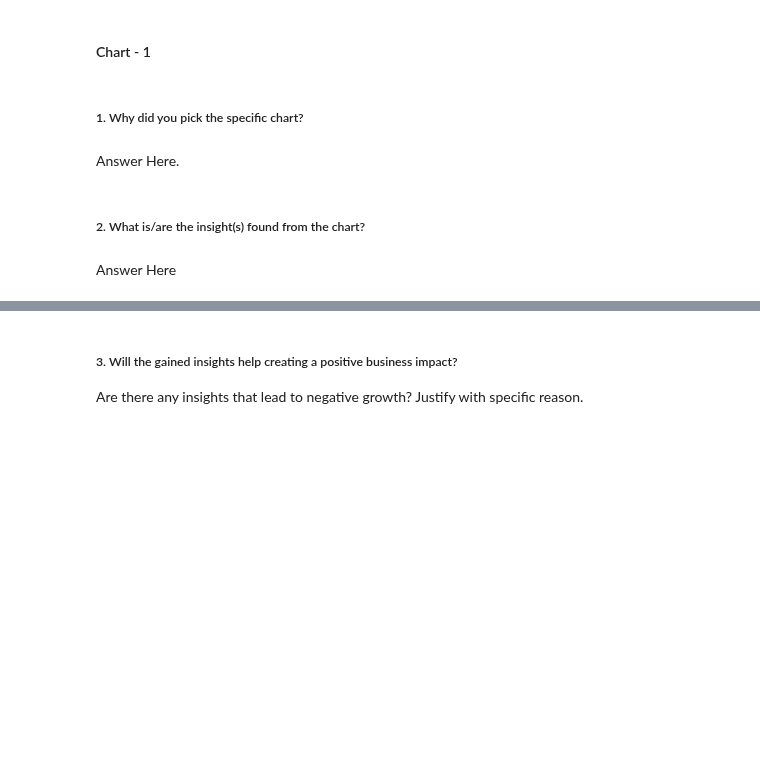
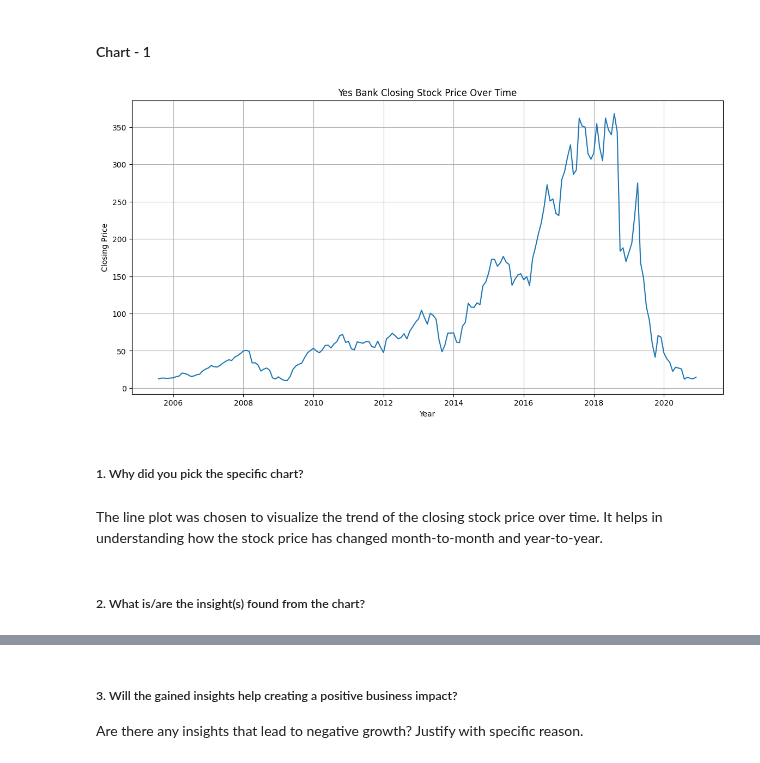
Before and after one commit to KushangShah/ML-Project-End-to-End-Machine-Learning., a Jupyter notebook: Yes_Bank_Stock_Closing_Price_Prediction.ipynb, the cells around one changed output, grey strips where cells are left out. Saved outputs shown, nothing was run; the diff lists cells and outputs as text; code cells hidden in the pictures; blank space fills up the shorter version.

```diff
--- a/Yes_Bank_Stock_Closing_Price_Prediction.ipynb
+++ b/Yes_Bank_Stock_Closing_Price_Prediction.ipynb
@@ -307,8 +302,19 @@ The given data set has been thoroughly checked and confirmed to be free of missi
+# %%
+# Chart - 1 visualization code
+# Line plot of closing price over time
+plt.figure(figsize=(14, 7))
+plt.plot(yes_bank_df_2['Year'] + yes_bank_df_2['Month']/12, yes_bank_df_2['Close'])
+
+plt.title('Yes Bank Closing Stock Price Over Time')
+plt.xlabel('Year')
+plt.ylabel('Closing Price')
+plt.grid(True)
+plt.show()
+# %% [output]
+[figure, added]
 # %% [markdown]
 ##### 1. Why did you pick the specific chart?
-# %% [markdown]
-Answer Here.
+# %% [markdown]
+The line plot was chosen to visualize the trend of the closing stock price over time. It helps in understanding how the stock price has changed month-to-month and year-to-year.
 # %% [markdown]
 ##### 2. What is/are the insight(s) found from the chart?
-# %% [markdown]
-Answer Here
```
Also changed, not shown: parts of 6 cells of this notebook.
